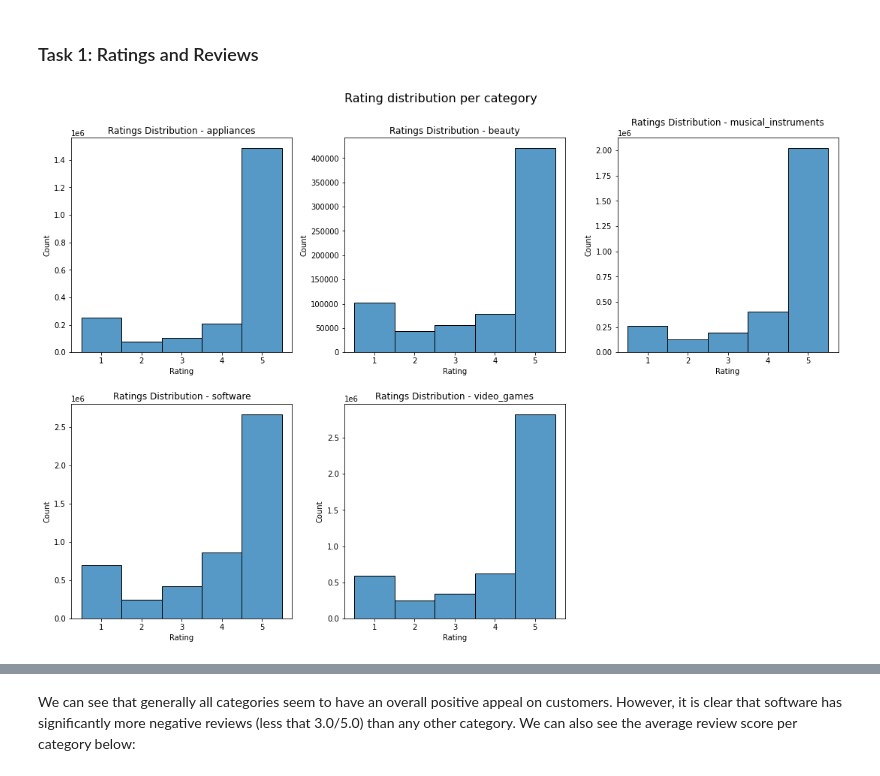
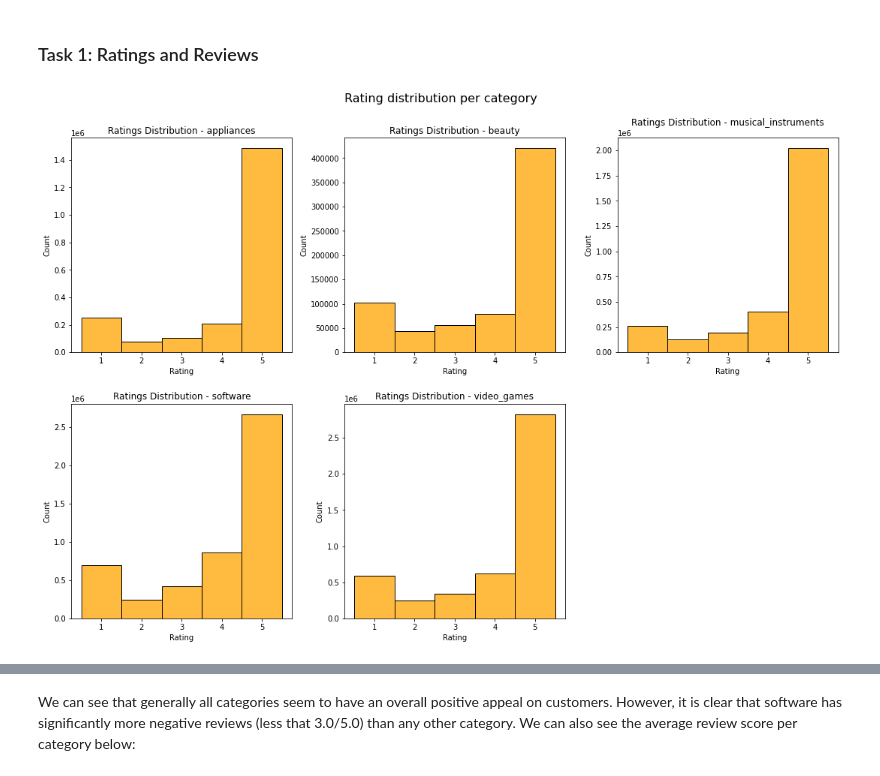
Before and after one commit to Fanisbar/Mining_Amazon, a Jupyter notebook: part1.ipynb, the cells around one changed output, grey strips where cells are left out. Saved outputs shown, nothing was run; the diff lists cells and outputs as text; code cells hidden in the pictures.

```diff
--- a/part1.ipynb
+++ b/part1.ipynb
@@ -361,29 +358,25 @@ for category in categories:
 # %% [markdown]
 ### Task 1: Ratings and Reviews
 # %%
-#######################################
-###                                 ###
-###          VISUALIZATION          ###
-###                                 ###
-#######################################
+# Visualization of rating distribution throughout the datasets
 
 import matplotlib.pyplot as plt
 import seaborn as sns
 
 plt.figure(figsize=(15, 10))
 
 i = 1
 for category, df in reviews_dfs.items():
     plt.subplot(2, 3, i)
-    sns.histplot(df['rating'], bins=5, kde=False, discrete=True)
+    sns.histplot(df['rating'], bins=5, kde=False, discrete=True, color='orange')
     plt.title(f"Ratings Distribution - {category}")
     plt.xlabel("Rating")
     plt.ylabel("Count")
     plt.xticks([1, 2, 3, 4, 5])
     i += 1
 
 plt.tight_layout()
 plt.suptitle("Rating distribution per category", fontsize=16, y=1.03)
 plt.show()
 # %% [output]
-[figure, old version]
+[figure, new version]
```
Also changed, not shown: parts of 6 cells of this notebook, 1 other file.
